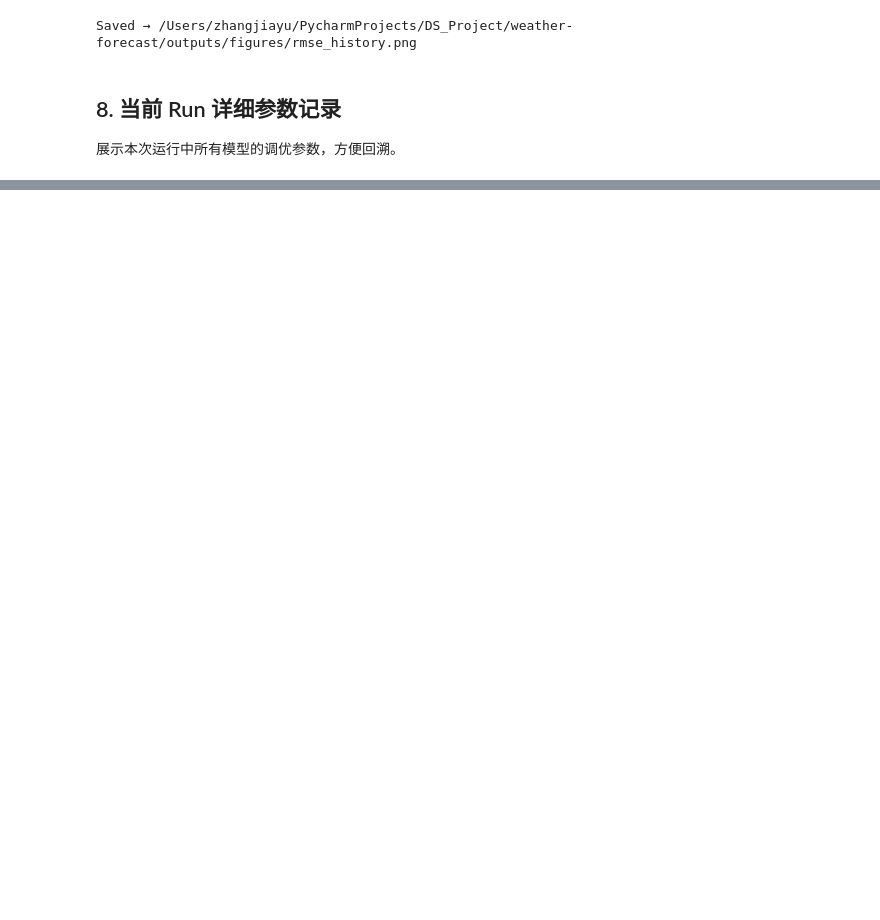
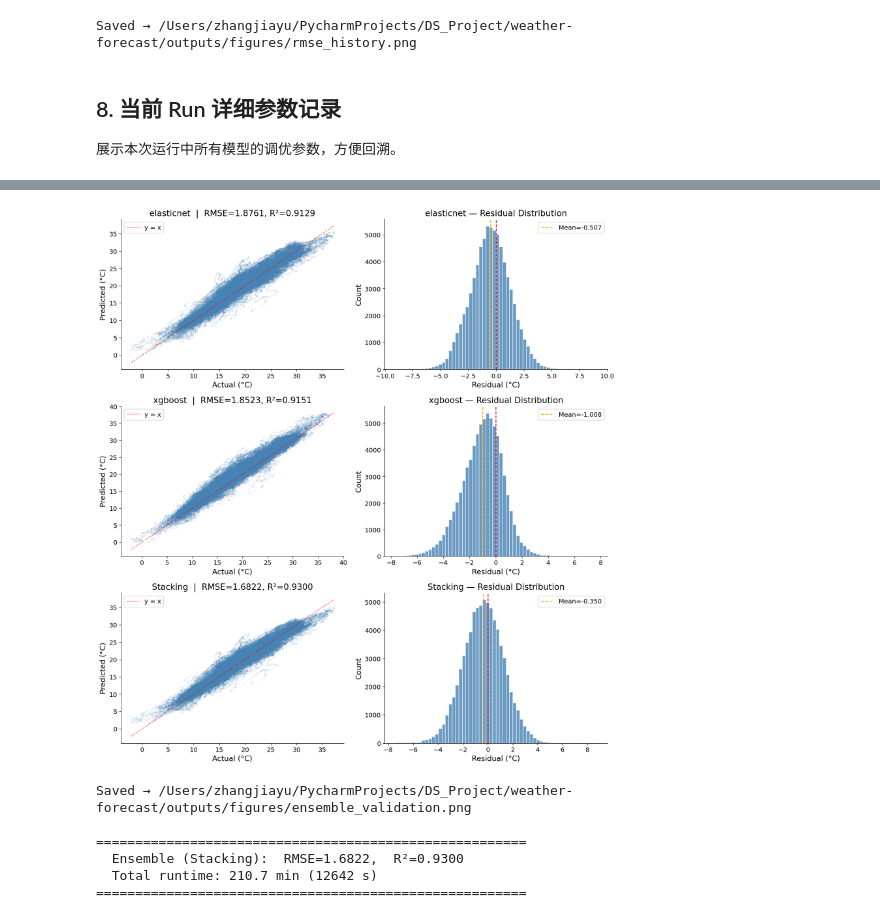
Before and after one commit to zhang-dot-dev/weather-forecast, a Jupyter notebook: notebooks/03_modeling.ipynb, the cells around one changed output, grey strips where cells are left out. Drawn from its saved outputs; the diff is of its cells as text; code cells hidden in the pictures; blank space fills up the shorter version.

```diff
--- a/notebooks/03_modeling.ipynb
+++ b/notebooks/03_modeling.ipynb
@@ -604,0 +634,53 @@ Top 3: ['elasticnet', 'lasso', 'lightgbm']
+# %%
+val_models = {
+    best_linear: linear_pred,
+    best_tree: tree_pred,
+    ensemble_name: ensemble_pred,
+}
+
+n_models = len(val_models)
+fig, axes = plt.subplots(n_models, 2, figsize=(14, 5 * n_models))
+
+for i, (label, y_pred) in enumerate(val_models.items()):
+    residuals = y_test.values - y_pred
+    rmse_val = np.sqrt(mean_squared_error(y_test, y_pred))
+    r2_val = r2_score(y_test, y_pred)
+
+    ax = axes[i, 0]
+    ax.scatter(y_test, y_pred, alpha=0.08, s=3, color='steelblue')
+    lims = [min(y_test.min(), y_pred.min()), max(y_test.max(), y_pred.max())]
+    ax.plot(lims, lims, 'r--', linewidth=1, alpha=0.7, label='y = x')
+    ax.set_xlabel('Actual (°C)')
+    ax.set_ylabel('Predicted (°C)')
+    ax.set_title(f'{label}  |  RMSE={rmse_val:.4f}, R²={r2_val:.4f}')
+    ax.legend(loc='upper left')
+
+    ax = axes[i, 1]
+    ax.hist(residuals, bins=60, color='steelblue', edgecolor='white', alpha=0.8)
+    ax.axvline(0, color='crimson', linestyle='--', linewidth=1.5)
+    ax.axvline(residuals.mean(), color='orange', linestyle='--',
+               label=f'Mean={residuals.mean():.3f}')
+    ax.set_xlabel('Residual (°C)')
+    ax.set_ylabel('Count')
+    ax.set_title(f'{label} — Residual Distribution')
+    ax.legend()
+
+plt.tight_layout()
+FIG_DIR.mkdir(parents=True, exist_ok=True)
+plt.savefig(FIG_DIR / 'ensemble_validation.png', bbox_inches='tight', dpi=150)
+plt.show()
+print(f"Saved → {FIG_DIR / 'ensemble_validation.png'}")
+
+_elapsed = _time.time() - _run_start
+print(f"\n{'='*55}")
+print(f"  Ensemble ({ensemble_name}):  RMSE={ensemble_rmse:.4f},  R²={ensemble_r2:.4f}")
+print(f"  Total runtime: {_elapsed/60:.1f} min ({_elapsed:.0f} s)")
+print(f"{'='*55}")
+# %% [output]
+[figure, added]
+Saved → /Users/zhangjiayu/PycharmProjects/DS_Project/weather-forecast/outputs/figures/ensemble_validation.png
+
+=======================================================
+  Ensemble (Stacking):  RMSE=1.6822,  R²=0.9300
+  Total runtime: 210.7 min (12642 s)
+=======================================================
```
Also changed, not shown: parts of 15 cells of this notebook, 2 other files.
